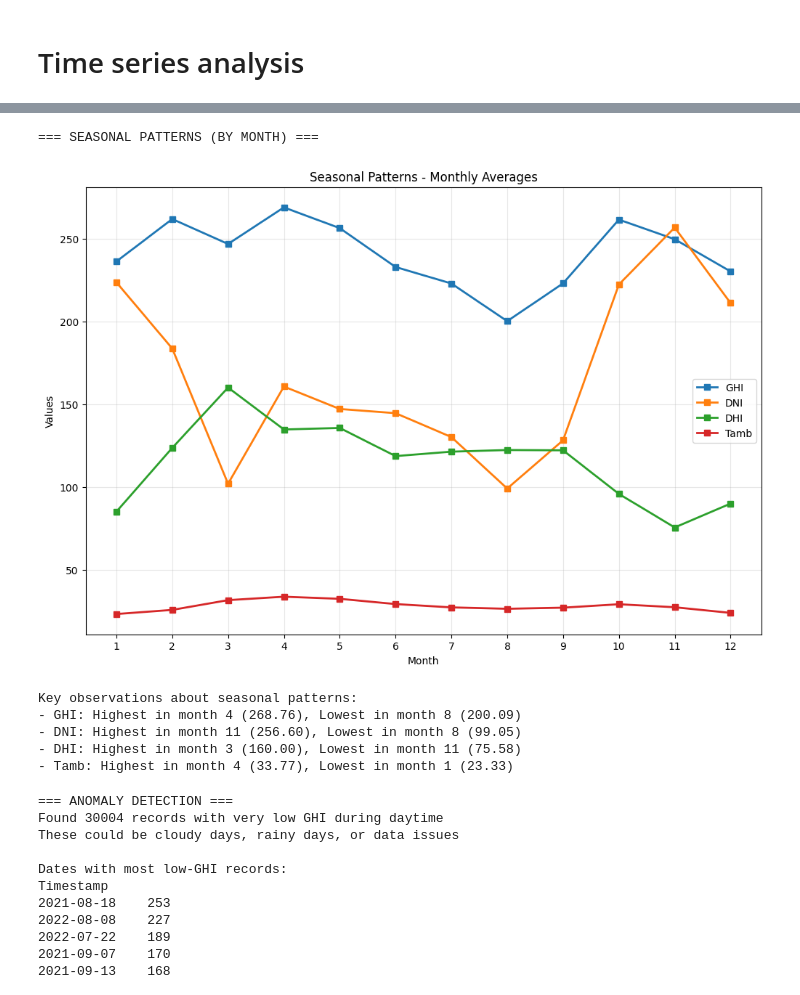
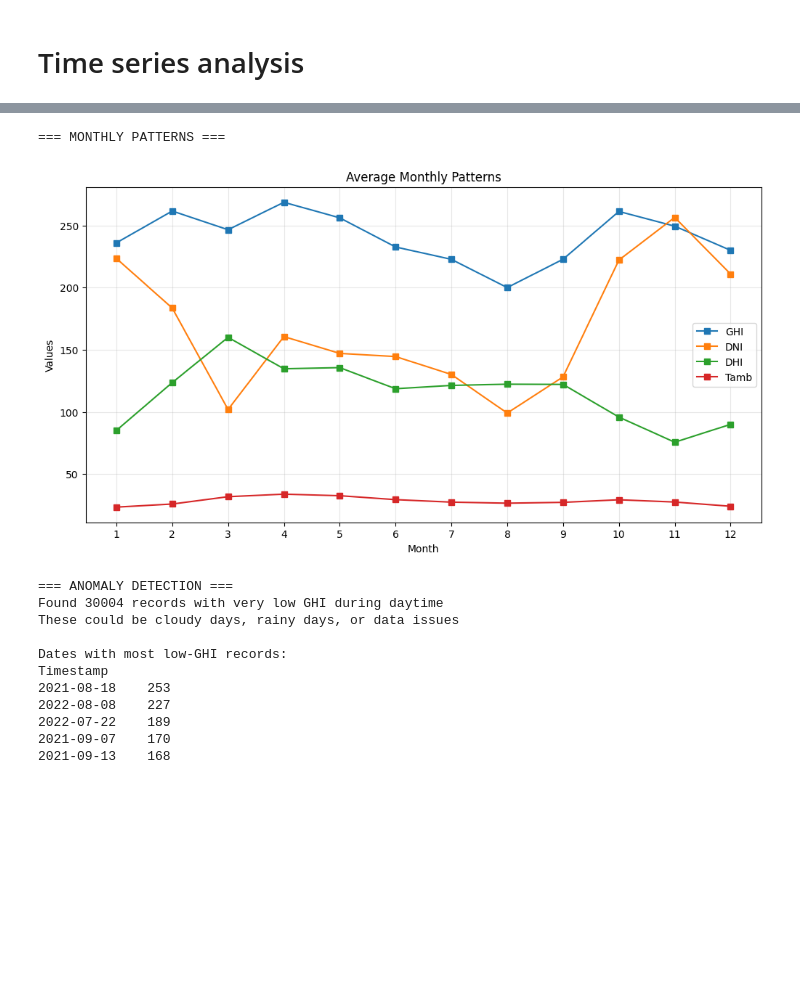
Before and after one commit to Avicci-b/Solar-Challenge-week0, a Jupyter notebook: notebooks/benin_eda.ipynb, the cells around one changed output, grey strips where cells are left out. Saved outputs shown, nothing was run; the diff lists cells and outputs as text; code cells hidden in the pictures; blank space fills up the shorter version.

```diff
--- a/notebooks/benin_eda.ipynb
+++ b/notebooks/benin_eda.ipynb
@@ -119,11 +187,12 @@ Key columns: ['GHI', 'DNI', 'DHI', 'ModA', 'ModB', 'WS', 'WSgust']
 Available columns in dataset: ['GHI', 'DNI', 'DHI', 'ModA', 'ModB', 'WS', 'WSgust']
 # %%
 # Compute Z-scores and flag outliers (|Z| > 3)
-print("\n=== OUTLIER DETECTION USING Z-SCORES ===")
+print("\nOUTLIER DETECTION USING Z-SCORES")
 
 # Create a copy of the dataframe for cleaning
 df_clean = df.copy()
-
+key_columns = ['GHI', 'DNI', 'DHI', 'ModA', 'ModB', 'WS', 'WSgust']
+available_columns = [col for col in key_columns if col in df.columns]
 for column in available_columns:
     # Calculate Z-scores
     z_scores = np.abs(stats.zscore(df_clean[column].dropna()))
@@ -303,40 +316,24 @@ Key observations about daily patterns:
 # %%
-# Analyze monthly/seasonal patterns
-print("=== SEASONAL PATTERNS (BY MONTH) ===")
+## Monthly Patterns
+print("=== MONTHLY PATTERNS ===")
 
-monthly_avg = df_clean.groupby('Month')[ts_variables].mean()
+monthly_avg = df_clean.groupby('Month')[variables_to_plot].mean()
 
-plt.figure(figsize=(12, 8))
-for variable in ts_variables:
-    if variable in monthly_avg.columns:
-        plt.plot(monthly_avg.index, monthly_avg[variable],
-                marker='s', linewidth=2, label=variable)
+plt.figure(figsize=(12, 6))
+for var in variables_to_plot:
+    if var in monthly_avg.columns:
+        plt.plot(monthly_avg.index, monthly_avg[var], marker='s', label=var)
 
-plt.title('Seasonal Patterns - Monthly Averages')
+plt.title('Average Monthly Patterns')
 plt.xlabel('Month')
 plt.ylabel('Values')
 plt.legend()
 plt.grid(True, alpha=0.3)
 plt.xticks(range(1, 13))
 plt.show()
-
-print("Key observations about seasonal patterns:")
-for variable in ts_variables:
-    if variable in monthly_avg.columns:
-        max_month = monthly_avg[variable].idxmax()
-        max_value = monthly_avg[variable].max()
-        min_month = monthly_avg[variable].idxmin()
-        min_value = monthly_avg[variable].min()
-        print(f"- {variable}: Highest in month {max_month} ({max_value:.2f}), "
-              f"Lowest in month {min_month} ({min_value:.2f})")
 # %% [output]
-=== SEASONAL PATTERNS (BY MONTH) ===
+=== MONTHLY PATTERNS ===
-[figure, old version]
+[figure, new version]
-Key observations about seasonal patterns:
-- GHI: Highest in month 4 (268.76), Lowest in month 8 (200.09)
-- DNI: Highest in month 11 (256.60), Lowest in month 8 (99.05)
-- DHI: Highest in month 3 (160.00), Lowest in month 11 (75.58)
-- Tamb: Highest in month 4 (33.77), Lowest in month 1 (23.33)
 # %%
 # Detect potential anomalies
 print("=== ANOMALY DETECTION ===")
```
Also changed, not shown: parts of 46 cells of this notebook.
